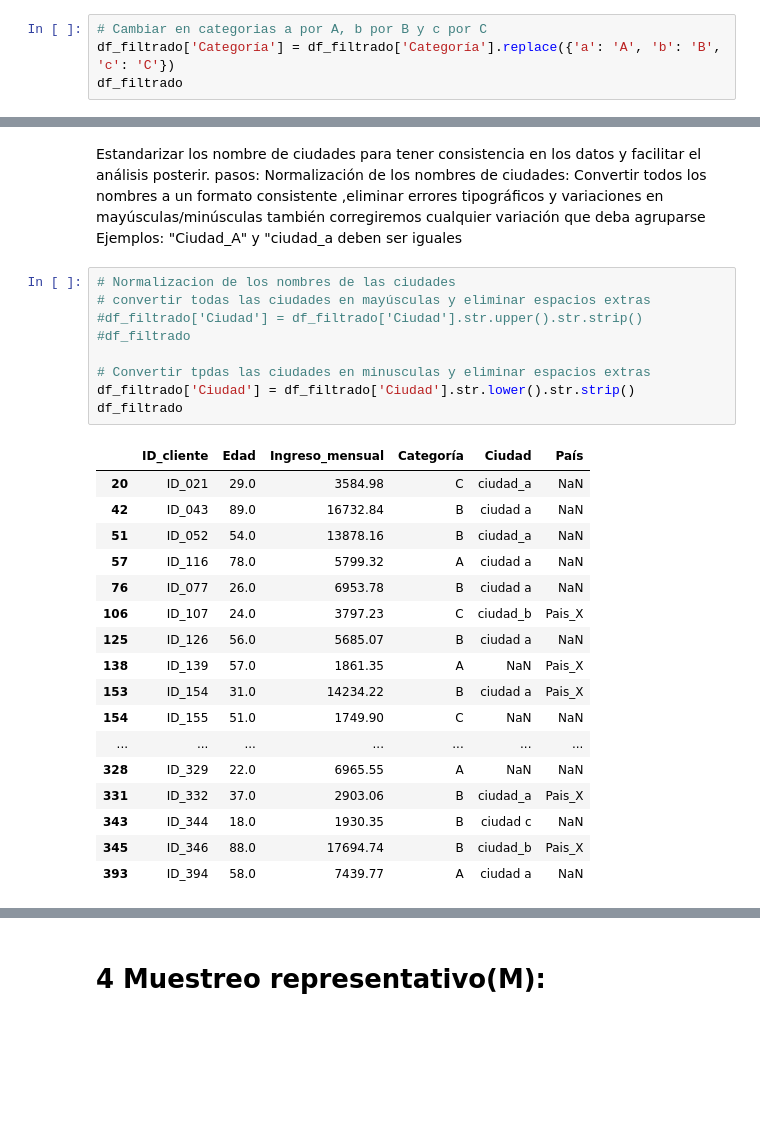
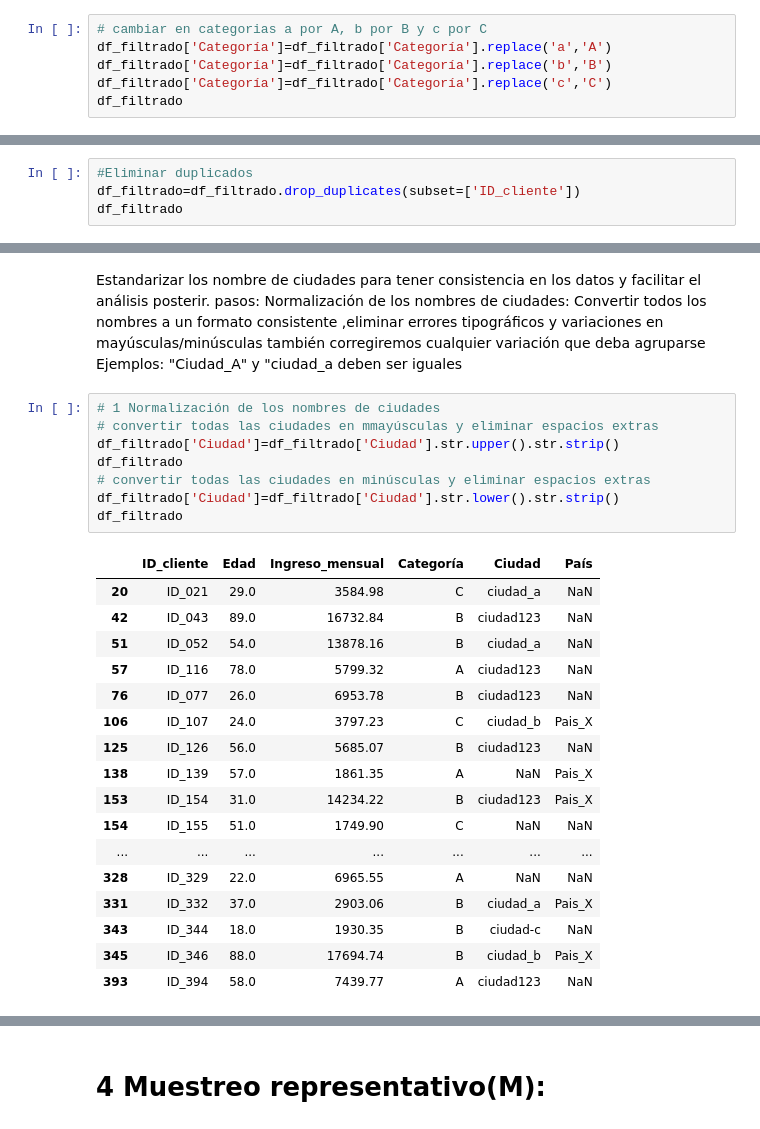
Before and after one commit to SergioCutiva/Curso_ia, a Jupyter notebook: Conceptos_Previos/Mision1/campistas_ASUM_DM.ipynb, the cells around one changed output, grey strips where cells are left out. Saved outputs shown, nothing was run; the diff lists cells and outputs as text; blank space fills up the shorter version.

```diff
--- a/Conceptos_Previos/campistas_ASUM_DM.ipynb
+++ b/Conceptos_Previos/Mision1/campistas_ASUM_DM.ipynb
@@ -175,8 +176,10 @@ See the caveats in the documentation: https://pandas.pydata.org/pandas-docs/stab
 | 452 | ID_453 | 84.0 | 6281.84 | VIP | Ciudad123 | Pais_Y |
 | 479 | ID_480 | 71.0 | 4729.79 | NaN | NaN | NaN |
 # %%
-# Cambiar en categorias a por A, b por B y c por C
-df_filtrado['Categoría'] = df_filtrado['Categoría'].replace({'a': 'A', 'b': 'B', 'c': 'C'})
+# cambiar en categorias a por A, b por B y c por C
+df_filtrado['Categoría']=df_filtrado['Categoría'].replace('a','A')
+df_filtrado['Categoría']=df_filtrado['Categoría'].replace('b','B')
+df_filtrado['Categoría']=df_filtrado['Categoría'].replace('c','C')
 df_filtrado
 # %% [output]
 A value is trying to be set on a copy of a slice from a DataFrame.
@@ -272,0 +259,4 @@ Name: count, dtype: int64
+# %%
+#Eliminar duplicados
+df_filtrado=df_filtrado.drop_duplicates(subset=['ID_cliente'])
+df_filtrado
@@ -279,30 +320,29 @@ Normalización de los nombres de ciudades: Convertir todos los nombres a un form
 Ejemplos:
 "Ciudad_A" y "ciudad_a deben ser iguales
 # %%
-# Normalizacion de los nombres de las ciudades
-# convertir todas las ciudades en mayúsculas y eliminar espacios extras
-#df_filtrado['Ciudad'] = df_filtrado['Ciudad'].str.upper().str.strip()
-#df_filtrado
-
-# Convertir tpdas las ciudades en minusculas y eliminar espacios extras
-df_filtrado['Ciudad'] = df_filtrado['Ciudad'].str.lower().str.strip()
+# 1 Normalización de los nombres de ciudades
+# convertir todas las ciudades en mmayúsculas y eliminar espacios extras
+df_filtrado['Ciudad']=df_filtrado['Ciudad'].str.upper().str.strip()
 df_filtrado
+# convertir todas las ciudades en minúsculas y eliminar espacios extras
+df_filtrado['Ciudad']=df_filtrado['Ciudad'].str.lower().str.strip()
+df_filtrado
 # %% [output]
 |  | ID_cliente | Edad | Ingreso_mensual | Categoría | Ciudad | País |
 | 20 | ID_021 | 29.0 | 3584.98 | C | ciudad_a | NaN |
-| 42 | ID_043 | 89.0 | 16732.84 | B | ciudad a | NaN |
+| 42 | ID_043 | 89.0 | 16732.84 | B | ciudad123 | NaN |
 | 51 | ID_052 | 54.0 | 13878.16 | B | ciudad_a | NaN |
-| 57 | ID_116 | 78.0 | 5799.32 | A | ciudad a | NaN |
-| 76 | ID_077 | 26.0 | 6953.78 | B | ciudad a | NaN |
+| 57 | ID_116 | 78.0 | 5799.32 | A | ciudad123 | NaN |
+| 76 | ID_077 | 26.0 | 6953.78 | B | ciudad123 | NaN |
 | 106 | ID_107 | 24.0 | 3797.23 | C | ciudad_b | Pais_X |
-| 125 | ID_126 | 56.0 | 5685.07 | B | ciudad a | NaN |
+| 125 | ID_126 | 56.0 | 5685.07 | B | ciudad123 | NaN |
 | 138 | ID_139 | 57.0 | 1861.35 | A | NaN | Pais_X |
-| 153 | ID_154 | 31.0 | 14234.22 | B | ciudad a | Pais_X |
+| 153 | ID_154 | 31.0 | 14234.22 | B | ciudad123 | Pais_X |
 | 154 | ID_155 | 51.0 | 1749.90 | C | NaN | NaN |
 | ... | ... | ... | ... | ... | ... | ... |
 | 328 | ID_329 | 22.0 | 6965.55 | A | NaN | NaN |
 | 331 | ID_332 | 37.0 | 2903.06 | B | ciudad_a | Pais_X |
-| 343 | ID_344 | 18.0 | 1930.35 | B | ciudad c | NaN |
+| 343 | ID_344 | 18.0 | 1930.35 | B | ciudad-c | NaN |
 | 345 | ID_346 | 88.0 | 17694.74 | B | ciudad_b | Pais_X |
-| 393 | ID_394 | 58.0 | 7439.77 | A | ciudad a | NaN |
+| 393 | ID_394 | 58.0 | 7439.77 | A | ciudad123 | NaN |
 # %%
```
Also changed, not shown: parts of 22 cells of this notebook, 1 other file.
